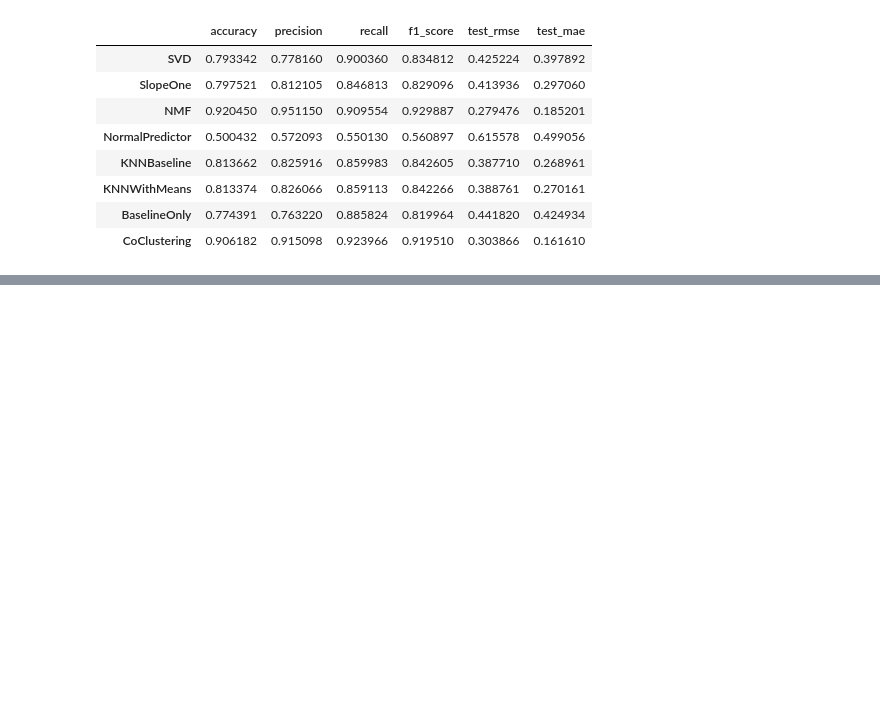
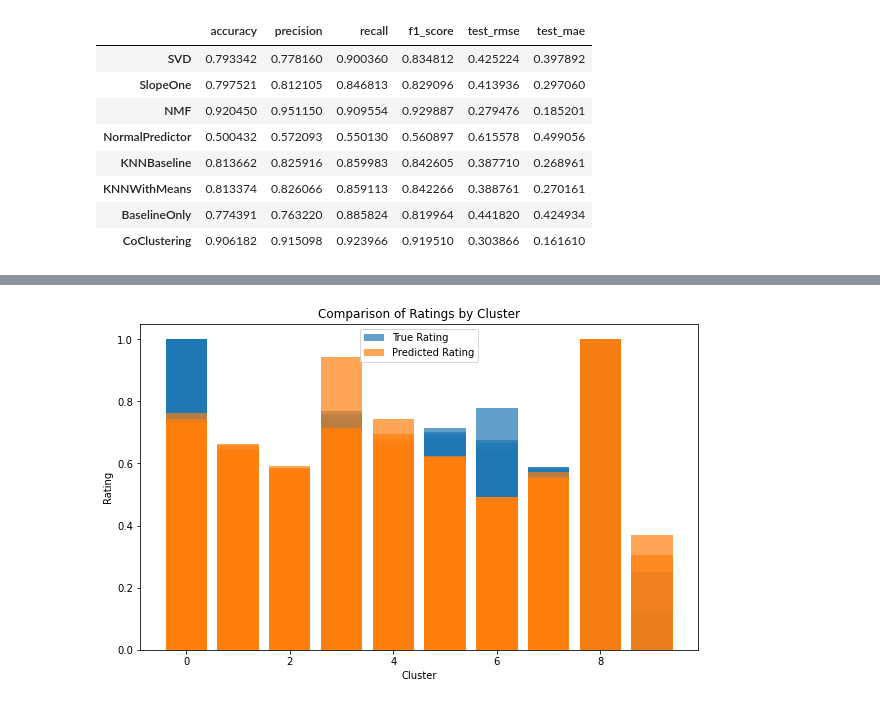
Before and after one commit to ritacardoso17/code_thesis, a Jupyter notebook: code/Rs_RealisticProblem.ipynb, the cells around one changed output, grey strips where cells are left out. Saved outputs shown, nothing was run; the diff lists cells and outputs as text; code cells hidden in the pictures; blank space fills up the shorter version.

```diff
--- a/code/Rs_RealisticProblem.ipynb
+++ b/code/Rs_RealisticProblem.ipynb
@@ -419,0 +528,26 @@ MAE:  0.1860
+# %%
+def compare_cluster_statistics(df, cluster_column):
+    plt.figure(figsize=(10, 6))
+    plt.bar(df[cluster_column], df['True Rating'], alpha=0.7, label='True Rating')
+    plt.bar(df[cluster_column], df['Predicted Rating'], alpha=0.7, label='Predicted Rating')
+    plt.xlabel('Cluster')
+    plt.ylabel('Rating')
+    plt.title('Comparison of Ratings by Cluster')
+    plt.legend()
+    plt.show()
+
+
+import seaborn as sns
+
+def analyze_voting_patterns(df, cluster_column):
+    cluster_stats = df.groupby(cluster_column)['True Rating'].value_counts(normalize=True).unstack().fillna(0)
+    cluster_stats = cluster_stats.reset_index().melt(id_vars=cluster_column, var_name='Voting Outcome', value_name='Percentage')
+
+    ## Plot Clusters
+    plt.figure(figsize=(10, 6))
+    sns.barplot(x=cluster_column, y='Percentage', hue='Voting Outcome', data=cluster_stats, palette='Set2')
+    plt.show()
+# %%
+compare_cluster_statistics(clusters_users, 'Cluster')
+# %% [output]
+[figure, added]
```
Also changed, not shown: parts of 14 cells of this notebook, 9 other files.
